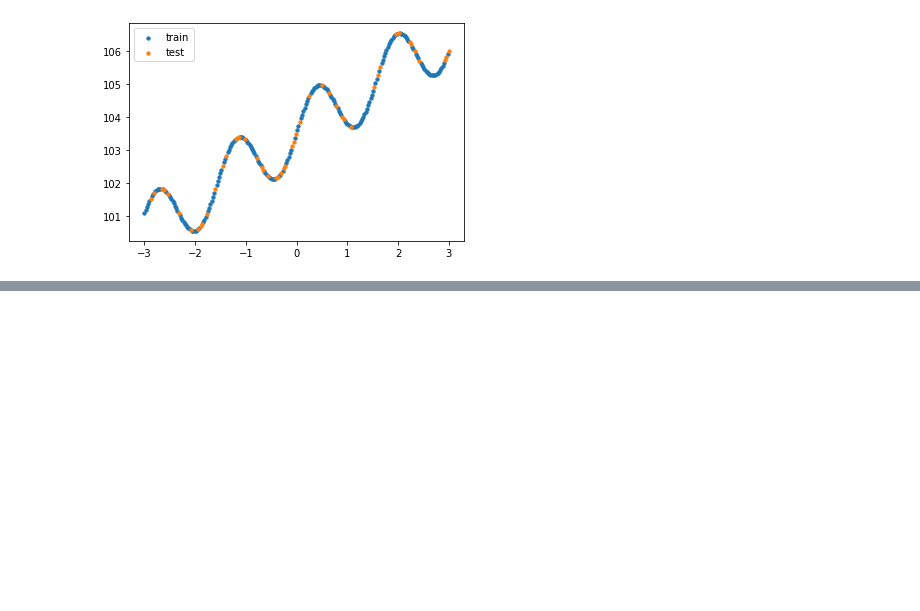
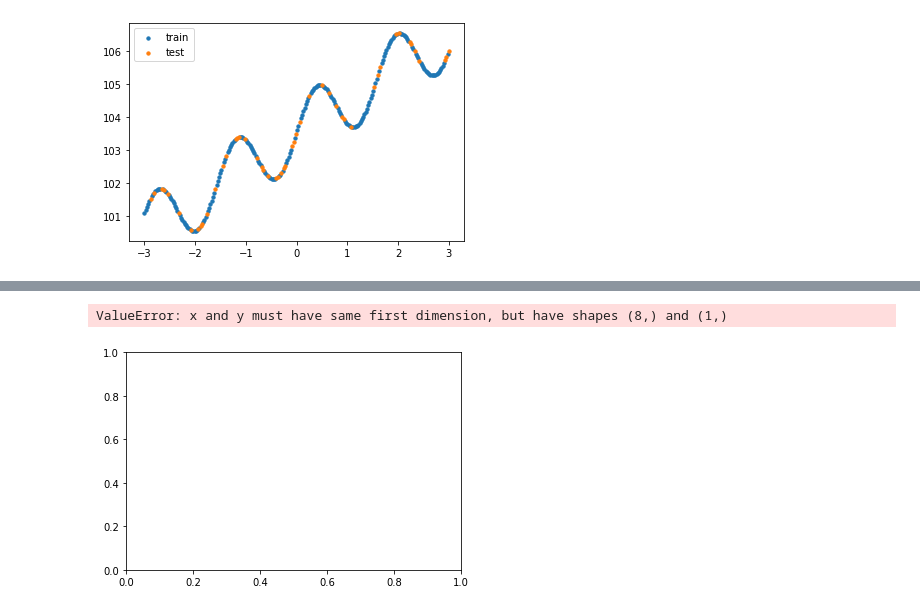
Before and after one commit to Urahs/as2, a Jupyter notebook: HW2_V2.ipynb, the cells around one changed output, grey strips where cells are left out. Cells and saved outputs as stored; diff of their text form; code cells hidden in the pictures; blank space fills up the shorter version.

```diff
--- a/HW2_V2.ipynb
+++ b/HW2_V2.ipynb
@@ -206,0 +260,8 @@ Tabulate()
+# %%
+y = Least_Squares_Regression(1, 0.001, 0.01)
+x = np.arange(-4, 4, 1)
+plt.plot(x, y, color="c", label="estimation")
+Tabulate()
+# %% [output]
+ValueError: x and y must have same first dimension, but have shapes (8,) and (1,)
+[figure, added]
```
Also changed, not shown: parts of 2 cells of this notebook.
